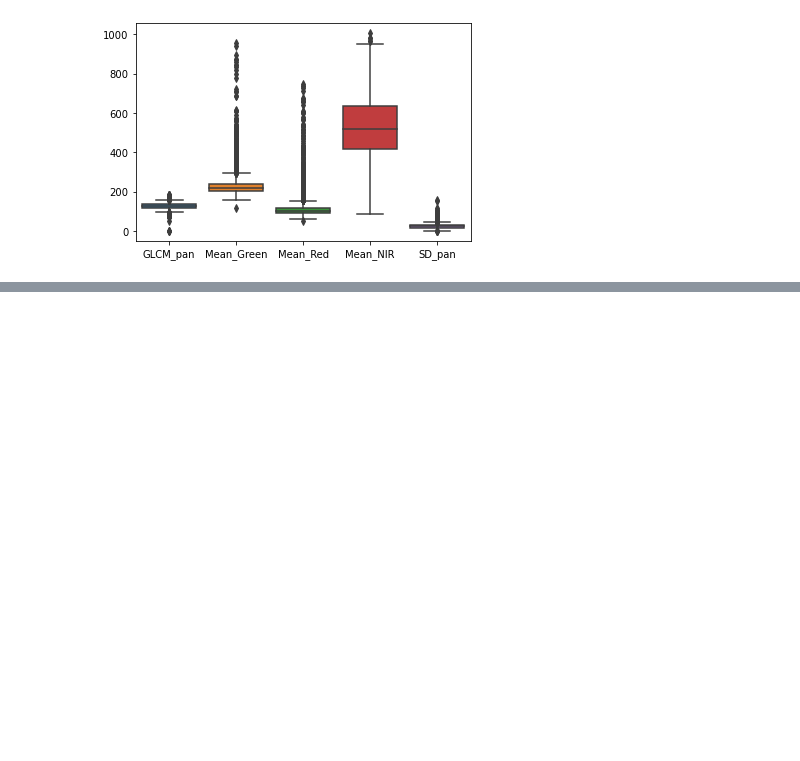
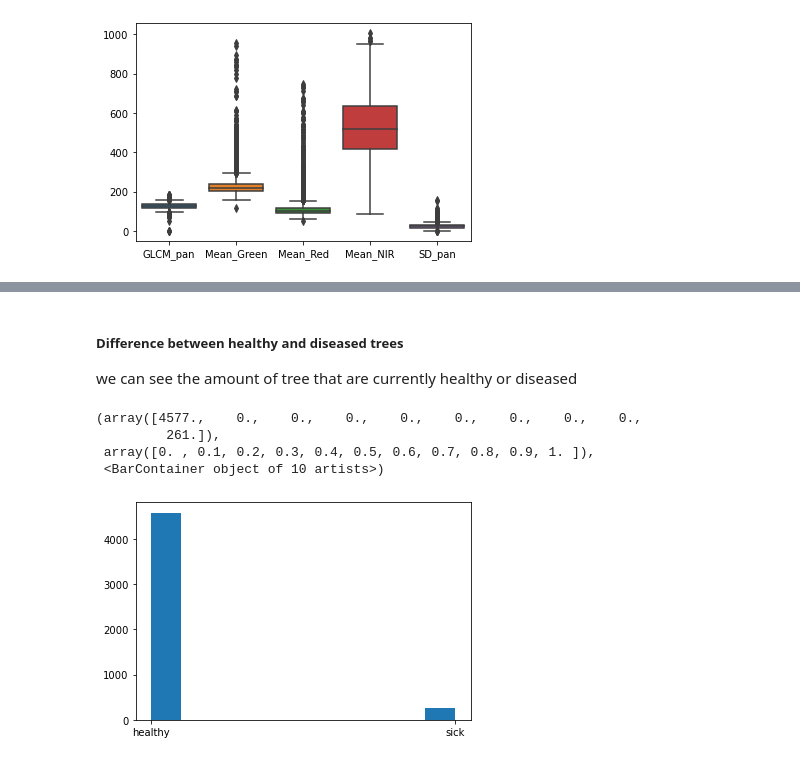
Before and after one commit to TheNatureWarrior/DS160_Final_Project_NPA_JCR, a Jupyter notebook: DS160_FP_NPA_JCR.ipynb, the cells around one changed output, grey strips where cells are left out. Drawn from its saved outputs; the diff is of its cells as text; code cells hidden in the pictures; blank space fills up the shorter version.

Commit message:
Update with "class"
updated the class column with better description and a histogram plot

```diff
--- a/DS160_FP_NPA_JCR.ipynb
+++ b/DS160_FP_NPA_JCR.ipynb
@@ -254,0 +264,4 @@ sns.boxplot(data=df)
+# %%
+#changes the values of class n and w to healthy and sick to better tell them apart for the time being
+df.loc[df["class"]== 1,"class"] = "healthy"
+df.loc[df["class"]== 2,"class"] = "sick"
@@ -254,0 +284,11 @@ sns.boxplot(data=df)
+# %% [markdown]
+##### Difference between healthy and diseased trees
+ we can see the amount of tree that are currently healthy or diseased
+# %%
+plt.hist(df["class"])
+# %% [output]
+(array([4577.,    0.,    0.,    0.,    0.,    0.,    0.,    0.,    0.,
+         261.]),
+ array([0. , 0.1, 0.2, 0.3, 0.4, 0.5, 0.6, 0.7, 0.8, 0.9, 1. ]),
+ <BarContainer object of 10 artists>)
+[figure, added]
```
Also changed, not shown: parts of 5 cells of this notebook.
